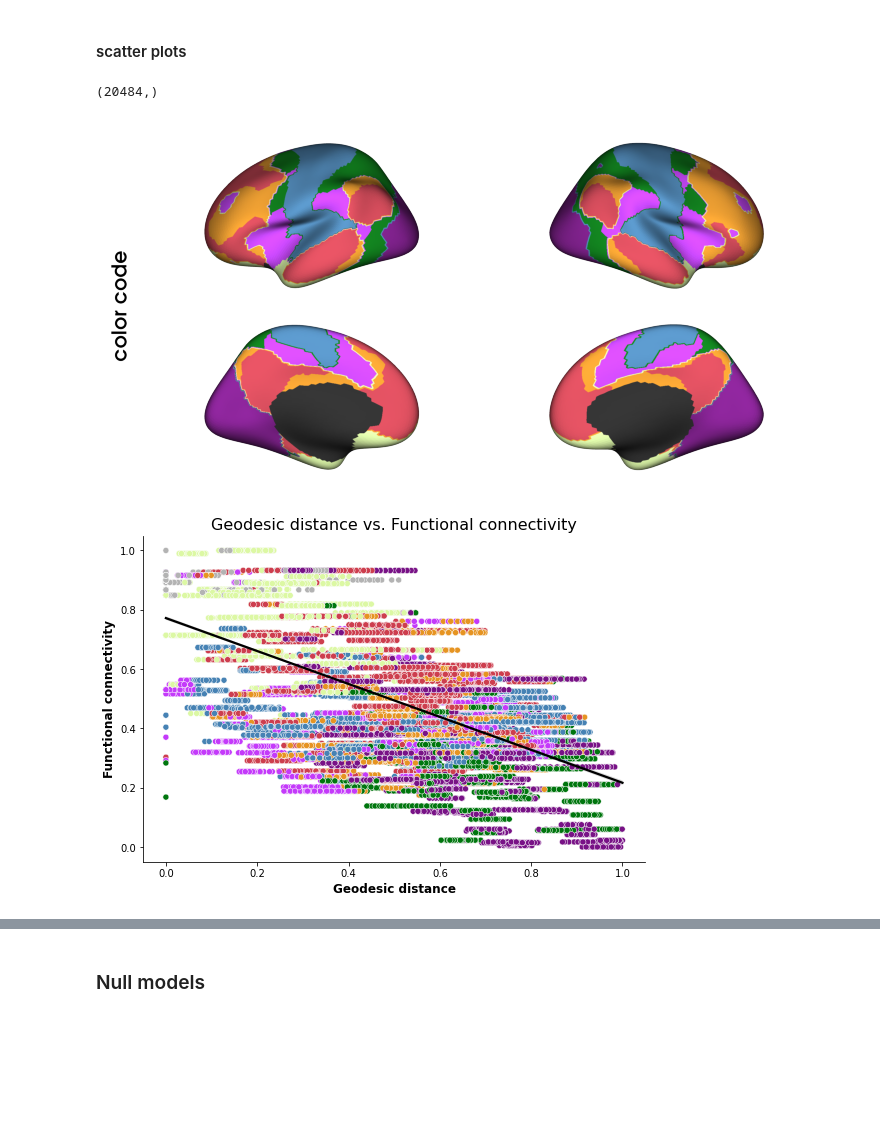
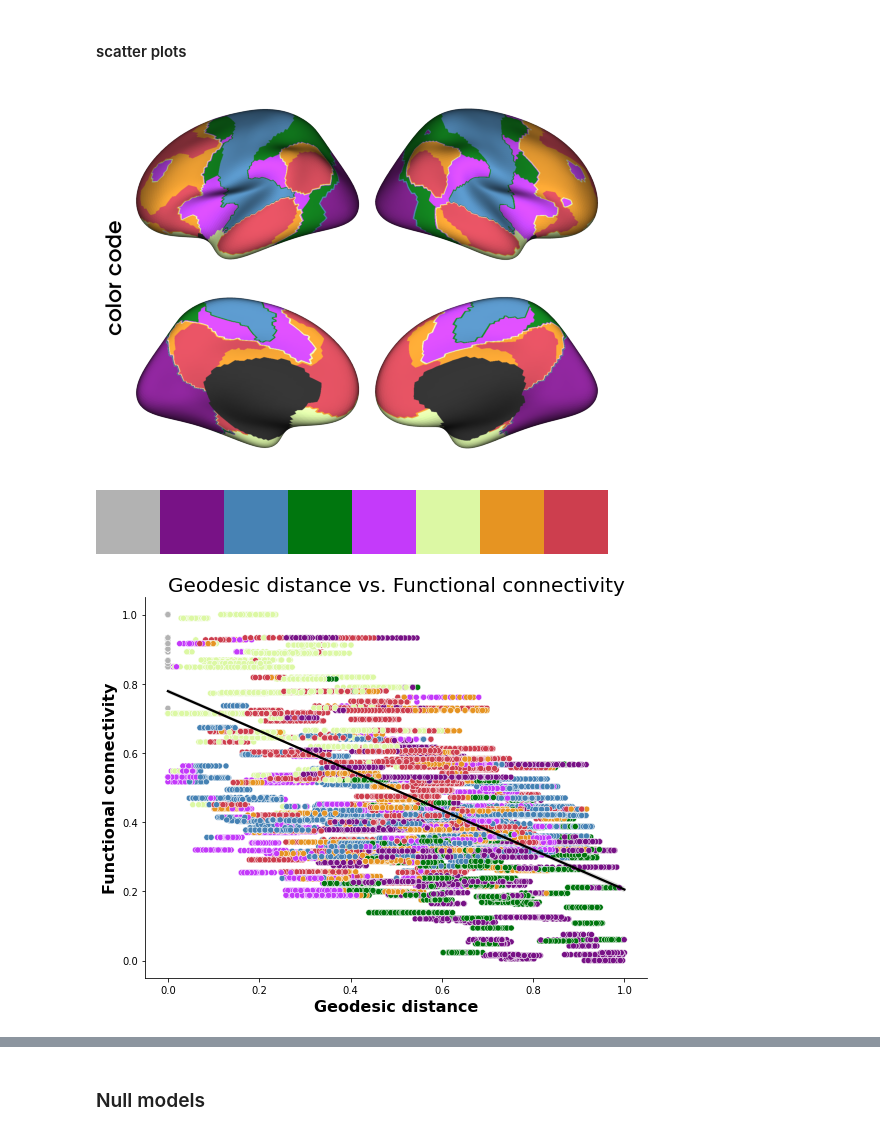
Before and after one commit to sudesnac/HumanBF-Connectivity, a Jupyter notebook: notebook/connectivity_distance.ipynb, the cells around one changed output, grey strips where cells are left out. Saved outputs shown, nothing was run; the diff lists cells and outputs as text; code cells hidden in the pictures; blank space fills up the shorter version.

```diff
--- a/notebook/connectivity_distance.ipynb
+++ b/notebook/connectivity_distance.ipynb
@@ -239,6 +255,4 @@ surfaces = fetch_template_surface("fsaverage5", join=False)
 yeo_networks = fetch_parcellation("fsaverage5", "yeo", 7)
 network_names, yeo_colormap = fetch_yeo_networks_metadata(7)
 yeo_colormap_gray = np.concatenate((np.array([[0.7, 0.7, 0.7]]), yeo_colormap))
-yeo_networks.shape
+yeoCols = ListedColormap(yeo_colormap_gray)
-# %% [output]
-(20484,)
@@ -247,30 +259,34 @@ yeoCols = ListedColormap(yeo_colormap_gray)
 # %%
 # Visualize
 # plot both BF and geodic distance together
 
 surfaces = fetch_fsaverage(density='10k')
 lh, rh = surfaces['inflated']
 
-p = Plot(lh, rh, size=(1200, 600), label_text={'left':['color code']}, brightness=.8)
+p = Plot(lh, rh, size=(800, 600), label_text={'left':['color code']}, brightness=.8)
 p.add_layer(yeo_networks, cmap=yeoCols, cbar=False)
 # p.add_layer(geodic_scaled_data.reshape([20484]), cmap='hot_r', cbar=True)
 # p.add_layer(BF_scaled_data.reshape([20484]), cmap='binary_r', cbar=False)
 # p.add_layer(func_scaled_ctx.reshape([20484]), cmap='RdPu', cbar=True)
 # p.add_layer(diff_scaled_ctx.reshape([20484]), cmap='GnBu', cbar=True)
 fig = p.build()
 fig.show()
 # %% [output]
-[figure, old version]
+[figure, new version]
+# %%
+yeoCols
+# %% [output]
+[figure, added]
 # %%
 # Plot scatterplot colorcoded for XYZ coordinates
-fig = plt.figure(figsize=(9,6))
+fig = plt.figure(figsize=(9,7))
 
-ax1 = sns.scatterplot(geodic_scaled_data.reshape([20484]), func_scaled_ctx.reshape([20484]), hue=yeo_networks, palette=yeoCols)
+ax1 = sns.scatterplot(gdist_df['geodesic'], gdist_df['functional'], hue=yeo_networks, palette=yeoCols)
 ax1.legend([],[], frameon=False)
-ax1.set_ylabel('Functional connectivity', weight='bold', fontsize=12)
-ax1.set_xlabel('Geodesic distance', weight='bold', fontsize=12)
+ax1.set_ylabel('Functional connectivity', weight='bold', fontsize=16)
+ax1.set_xlabel('Geodesic distance', weight='bold', fontsize=16)
 
-plt.title("Geodesic distance vs. Functional connectivity", fontsize=16)
+plt.title("Geodesic distance vs. Functional connectivity", fontsize=20)
 # Add fit line
 sns.regplot(
     x=func_scaled_ctx,
@@ -283,6 +299,6 @@ plt.savefig(fig_path + f'Geodesic_distance_vs_Functional_connectivity.png', dpi=
 
 plt.show()
 # %% [output]
-[figure, old version]
+[figure, new version]
 # %%
 # Plot scatterplot colorcoded for XYZ coordinates
```
Also changed, not shown: parts of 25 cells of this notebook, 5 other files.
